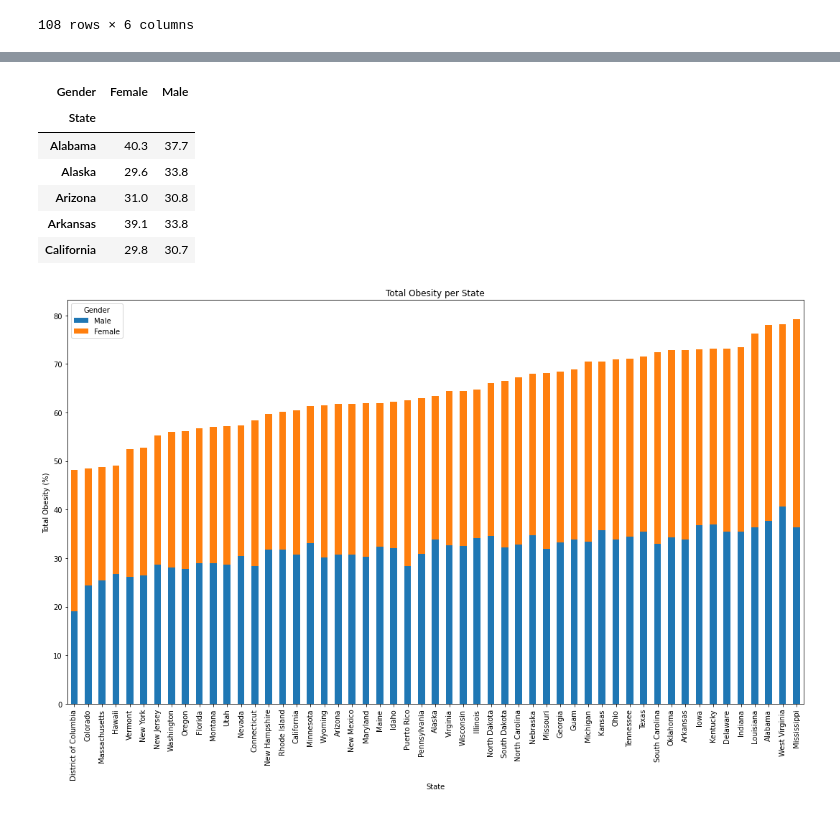
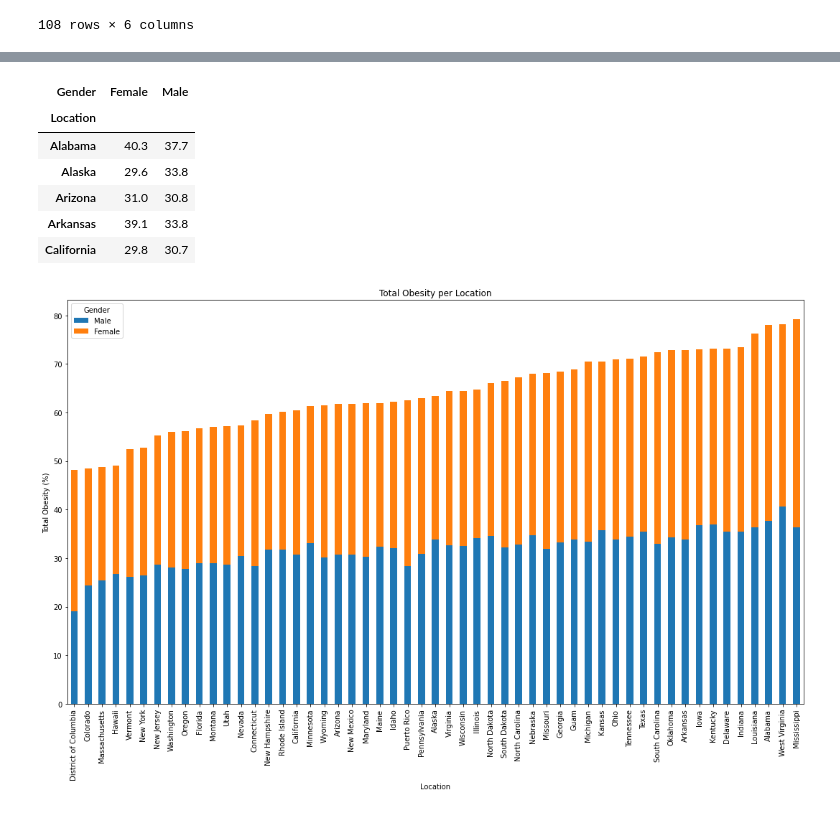
Before and after one commit to latoyawenzinger/Project_1_Healthcare, a Jupyter notebook: State_Obesity_Gender.ipynb, the cells around one changed output, grey strips where cells are left out. Saved outputs shown, nothing was run; the diff lists cells and outputs as text; code cells hidden in the pictures.

```diff
--- a/State_Obesity_Gender.ipynb
+++ b/State_Obesity_Gender.ipynb
@@ -93,6 +93,6 @@ o_clean_df
 108 rows × 6 columns
 # %%
 # Rename columns
-o_clean_df = o_clean_df.rename(columns={"Description":"Year","LocationDesc":"State","Data_Value":"Obese Average (%)","Stratification1":"Gender"})
+o_clean_df = o_clean_df.rename(columns={"Description":"Year","LocationDesc":"Location","Data_Value":"Obese Average (%)","Stratification1":"Gender"})
 o_clean_df
 # %% [output]
@@ -177,10 +179,10 @@ plt.show()
 # %%
 # Create table for stacked bar chart
-pivot = pd.pivot_table(data=o_final_df, index=['State'], columns=['Gender'], values='Obese Average (%)')
+pivot = pd.pivot_table(data=o_final_df, index=['Location'], columns=['Gender'], values='Obese Average (%)')
 pivot.head()
 # %% [output]
 | Gender | Female | Male |
-| State |  |  |
+| Location |  |  |
 | Alabama | 40.3 | 37.7 |
 | Alaska | 29.6 | 33.8 |
 | Arizona | 31.0 | 30.8 |
```
Also changed, not shown: parts of 6 cells of this notebook, 2 other files.
